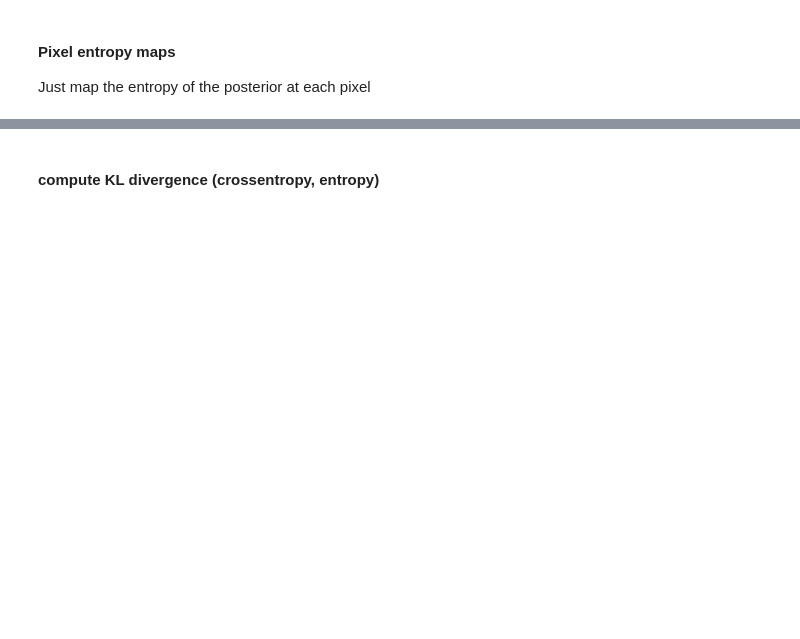
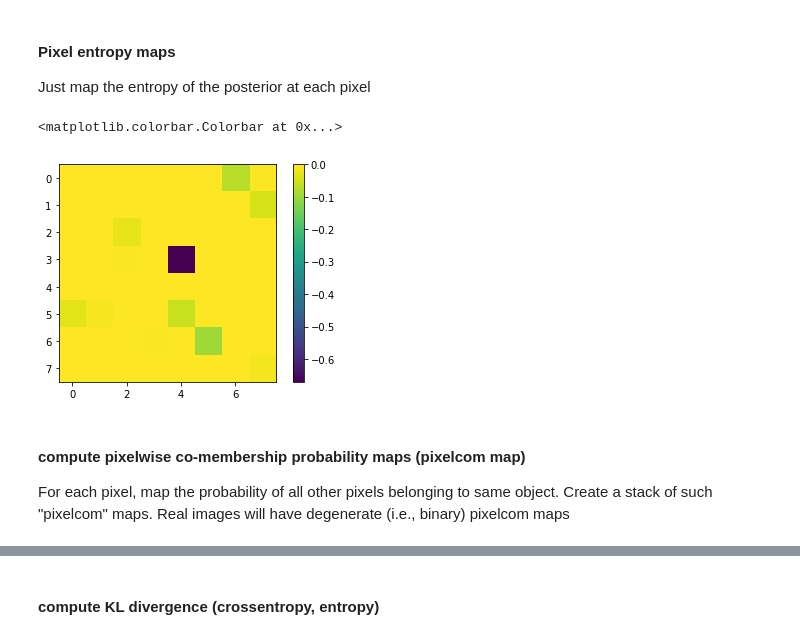
Before and after one commit to tnaselar/imagery_psychophysics, a Jupyter notebook: analysis/variational_approach/development_13.ipynb, the cells around one changed output, grey strips where cells are left out. Saved outputs shown, nothing was run; the diff lists cells and outputs as text; code cells hidden in the pictures; blank space fills up the shorter version.

```diff
--- a/analysis/variational_approach/development_13.ipynb
+++ b/analysis/variational_approach/development_13.ipynb
@@ -239,3 +216,22 @@ for kk in range(0,K):
 # %% [markdown]
 #### Pixel entropy maps
 Just map the entropy of the posterior at each pixel
+# %%
+def pixel_entropy_map(trainedModel):
+    qZ = trainedModel.bestQZ
+    shape = (trainedModel.responses.Z.numPixels.D1, trainedModel.responses.Z.numPixels.D2)
+    entropyOneHot = np.sum(qZ*np.log(qZ),axis=0)
+    entropyCanoncial = entropyOneHot.reshape((shape))
+    return entropyOneHot, entropyCanoncial
+# %%
+_,entropyCanonical = pixel_entropy_map(bestModel)
+plt.imshow(entropyCanonical)
+plt.colorbar()
+# %% [output]
+<matplotlib.colorbar.Colorbar at 0x...>
+[figure, added]
+# %% [markdown]
+#### compute pixelwise co-membership probability maps (pixelcom map)
+For each pixel, map the probability of all other pixels belonging to same object.
+Create a stack of such "pixelcom" maps.
+Real images will have degenerate (i.e., binary) pixelcom maps
```
Also changed, not shown: parts of 47 cells of this notebook, 6 other files.
